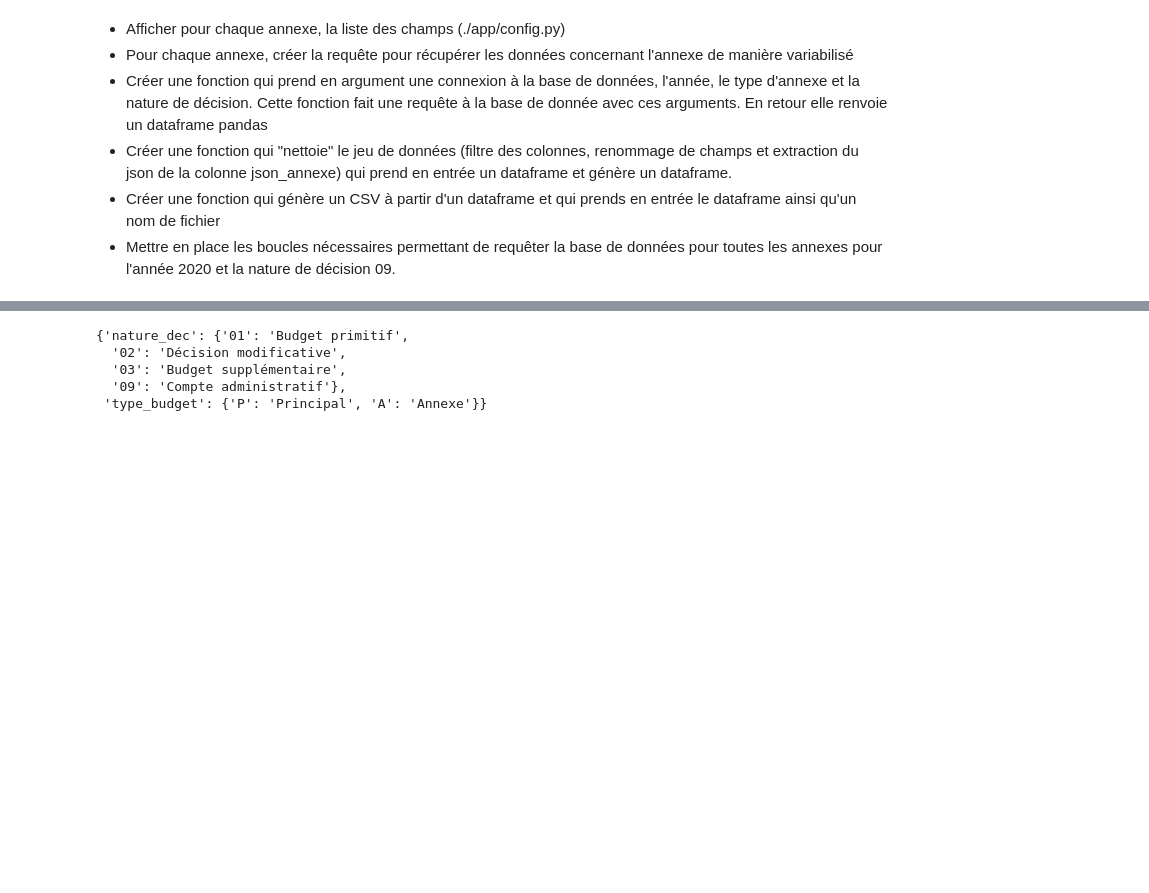
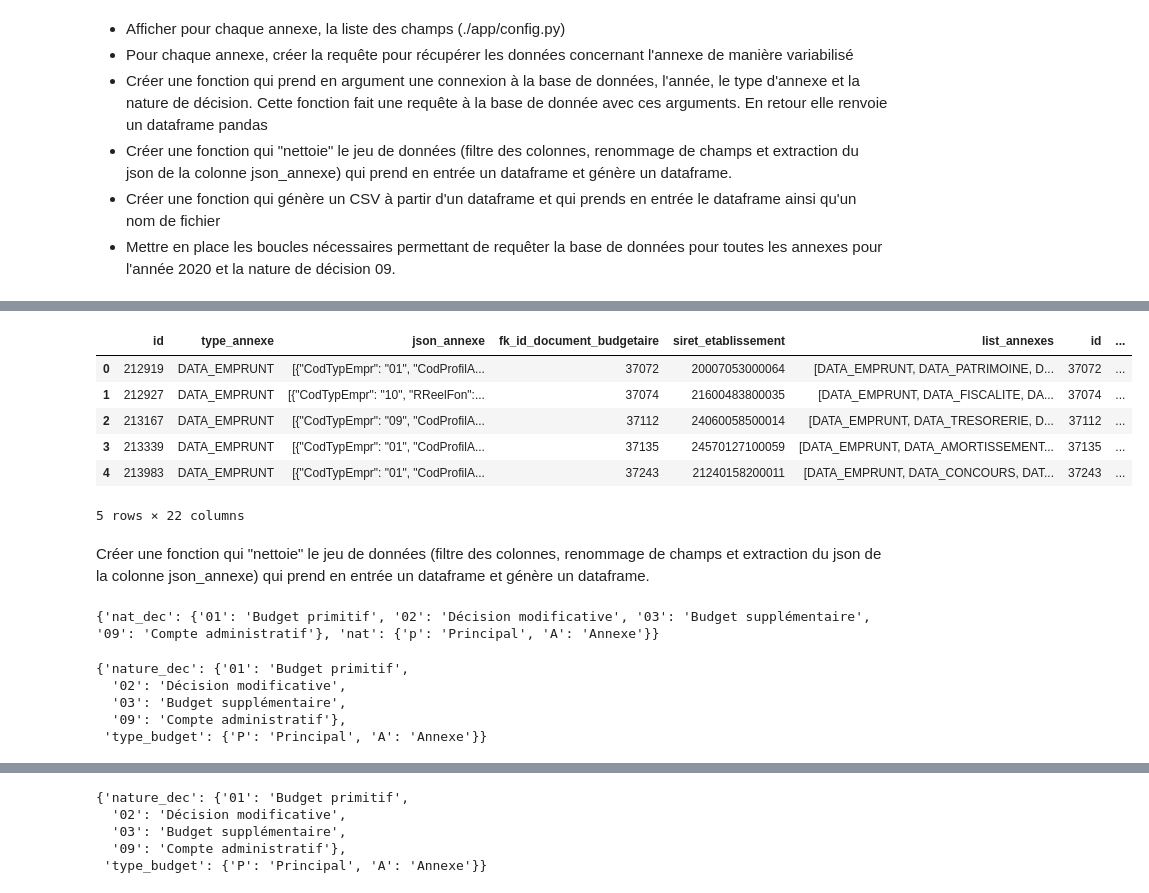
Before and after one commit to Naxxos/dataprep-ab, a Jupyter notebook: extract_to_csv.ipynb, the cells around one changed output, grey strips where cells are left out. Drawn from its saved outputs; the diff is of its cells as text; code cells hidden in the pictures; blank space fills up the shorter version.

```diff
--- a/extract_to_csv.ipynb
+++ b/extract_to_csv.ipynb
@@ -71,17 +167,53 @@ get_data(connexion= conn, annexe= 'DATA_EMPRUNT', year='2020')
 # %%
+# 3.4 - avec f string
 conn = psycopg2.connect(database ="actes_budgetaire", user = "postgres",
                         password = "vGXGLqTY4EF7DCiozYoKlqRRUaC7ECd", host = "ab-postgres",
                         port = "5432")
 
 def get_data(connexion, annexe, year, numero_docbudge):
     query= f"""SELECT * from annexe
     JOIN documentbudgetaire
         ON documentbudgetaire.id = annexe.fk_id_document_budgetaire
     JOIN collectivite
         ON collectivite.siret_coll = documentbudgetaire.fk_siret_collectivite
     WHERE annexe.type_annexe = '{annexe}'
     AND documentbudgetaire.exercice = '{year}'
     AND documentbudgetaire.nature_dec = '{numero_docbudge}'
-        LIMIT 10 """
+        LIMIT 5 """
     dat = pd.read_sql_query(query, conn)
     return dat
+get_data(connexion=conn, annexe='DATA_EMPRUNT', year=2019, numero_docbudge= '09')
+# %% [output]
+|  | id | type_annexe | json_annexe | fk_id_document_budgetaire | siret_etablissement | list_annexes | id | ... |
+| 0 | 212919 | DATA_EMPRUNT | [{"CodTypEmpr": "01", "CodProfilA... | 37072 | 20007053000064 | [DATA_EMPRUNT, DATA_PATRIMOINE, D... | 37072 | ... |
+| 1 | 212927 | DATA_EMPRUNT | [{"CodTypEmpr": "10", "RReelFon":... | 37074 | 21600483800035 | [DATA_EMPRUNT, DATA_FISCALITE, DA... | 37074 | ... |
+| 2 | 213167 | DATA_EMPRUNT | [{"CodTypEmpr": "09", "CodProfilA... | 37112 | 24060058500014 | [DATA_EMPRUNT, DATA_TRESORERIE, D... | 37112 | ... |
+| 3 | 213339 | DATA_EMPRUNT | [{"CodTypEmpr": "01", "CodProfilA... | 37135 | 24570127100059 | [DATA_EMPRUNT, DATA_AMORTISSEMENT... | 37135 | ... |
+| 4 | 213983 | DATA_EMPRUNT | [{"CodTypEmpr": "01", "CodProfilA... | 37243 | 21240158200011 | [DATA_EMPRUNT, DATA_CONCOURS, DAT... | 37243 | ... |
+5 rows × 22 columns
+# %% [markdown]
+Créer une fonction qui "nettoie" le jeu de données (filtre des colonnes, renommage de champs et extraction du json de la colonne json_annexe) qui prend en entrée un dataframe et génère un dataframe.
+# %%
+nat_de = ['01', '02', '03','09']
+value_de = ["Budget primitif", "Décision modificative", "Budget supplémentaire", "Compte administratif"]
+replace_typebud = zip(["p","A"],
+                    ["Principal", "Annexe"])
+dict_replace = {'nat_dec': dict(zip(nat_de, value_de)),
+                 "nat": dict(replace_typebud)}
+print(dict_replace)
+# %% [output]
+{'nat_dec': {'01': 'Budget primitif', '02': 'Décision modificative', '03': 'Budget supplémentaire', '09': 'Compte administratif'}, 'nat': {'p': 'Principal', 'A': 'Annexe'}}
+# %%
+replace_natdec = zip(["01", "02", "03", "09"],
+              ["Budget primitif", "Décision modificative", "Budget supplémentaire", "Compte administratif"])
+replace_typebud = zip(["P", "A"],
+                      ["Principal","Annexe"])
+dict_replace = dict({'nature_dec' : dict(replace_natdec),
+                     'type_budget' : dict(replace_typebud)})
+dict_replace
+# %% [output]
+{'nature_dec': {'01': 'Budget primitif',
+  '02': 'Décision modificative',
+  '03': 'Budget supplémentaire',
+  '09': 'Compte administratif'},
+ 'type_budget': {'P': 'Principal', 'A': 'Annexe'}}
```
Also changed, not shown: parts of 32 cells of this notebook, 1 other file.
